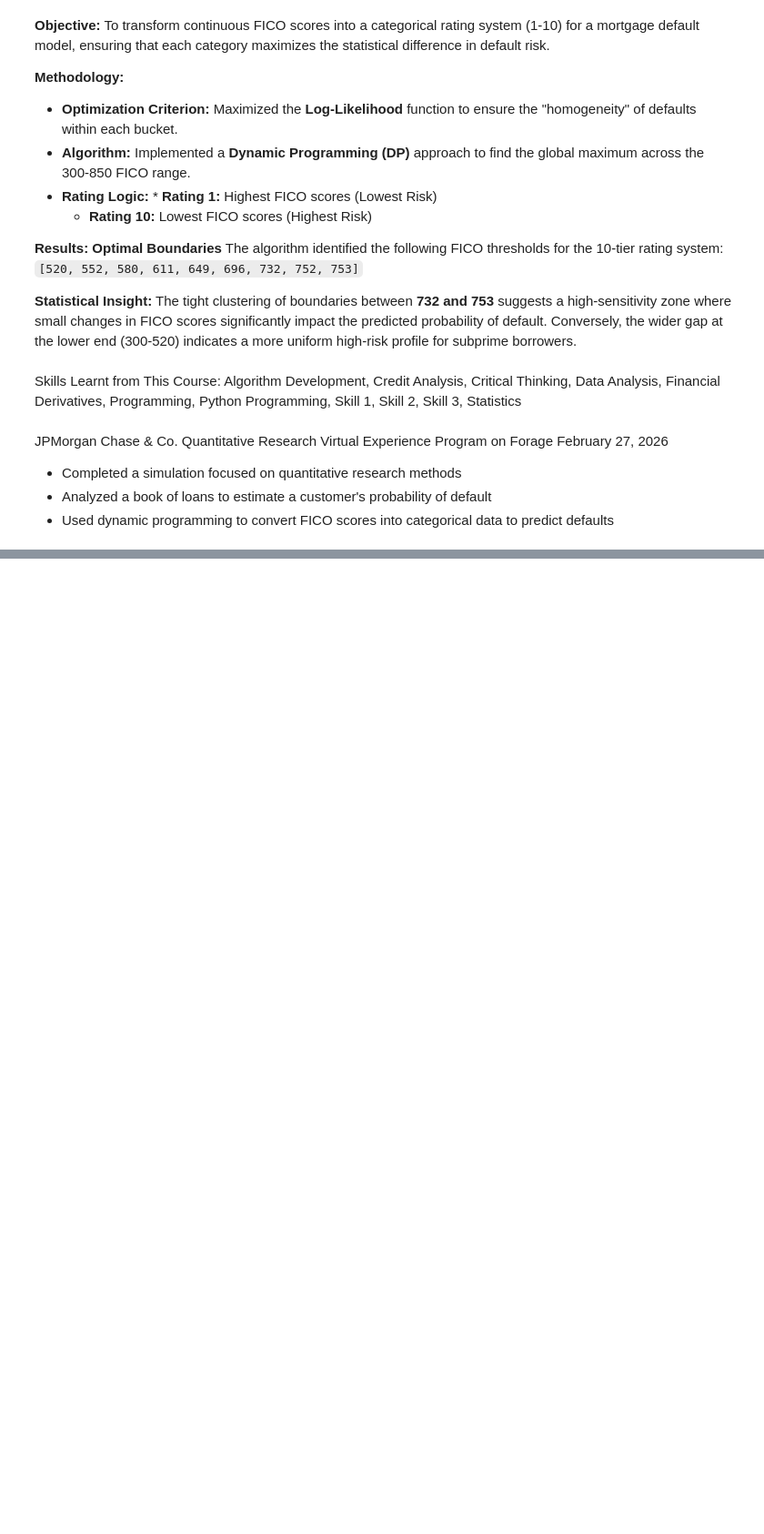
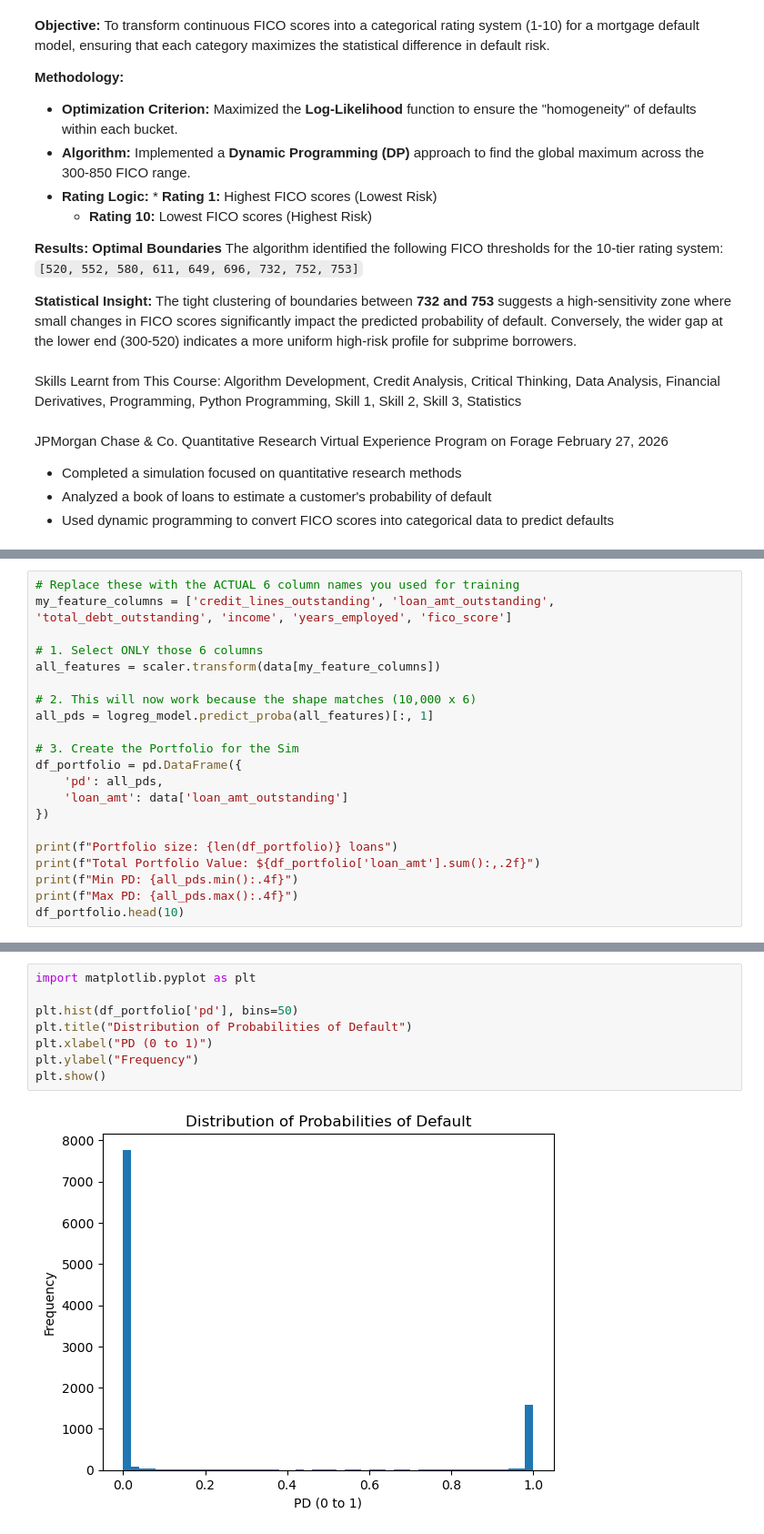
Before and after one commit to Risalat765/Credit-Risk-Mortgage-Portfolio-Valuation, a Jupyter notebook: JPMorgan_Loan.ipynb, the cells around one changed output, grey strips where cells are left out. Shown at 91% size. Saved outputs shown, nothing was run; the diff lists cells and outputs as text; blank space fills up the shorter version.

```diff
--- a/JPMorgan_Loan.ipynb
+++ b/JPMorgan_Loan.ipynb
@@ -418,0 +424,21 @@ February 27, 2026
+# %%
+# Replace these with the ACTUAL 6 column names you used for training
+my_feature_columns = ['credit_lines_outstanding', 'loan_amt_outstanding', 'total_debt_outstanding', 'income', 'years_employed', 'fico_score']
+
+# 1. Select ONLY those 6 columns
+all_features = scaler.transform(data[my_feature_columns])
+
+# 2. This will now work because the shape matches (10,000 x 6)
+all_pds = logreg_model.predict_proba(all_features)[:, 1]
+
+# 3. Create the Portfolio for the Sim
+df_portfolio = pd.DataFrame({
+    'pd': all_pds,
+    'loan_amt': data['loan_amt_outstanding']
+})
+
+print(f"Portfolio size: {len(df_portfolio)} loans")
+print(f"Total Portfolio Value: ${df_portfolio['loan_amt'].sum():,.2f}")
+print(f"Min PD: {all_pds.min():.4f}")
+print(f"Max PD: {all_pds.max():.4f}")
+df_portfolio.head(10)
@@ -418,0 +474,10 @@ February 27, 2026
+# %%
+import matplotlib.pyplot as plt
+
+plt.hist(df_portfolio['pd'], bins=50)
+plt.title("Distribution of Probabilities of Default")
+plt.xlabel("PD (0 to 1)")
+plt.ylabel("Frequency")
+plt.show()
+# %% [output]
+[figure, added]
```
Also changed, not shown: parts of 11 cells of this notebook, 1 other file.
